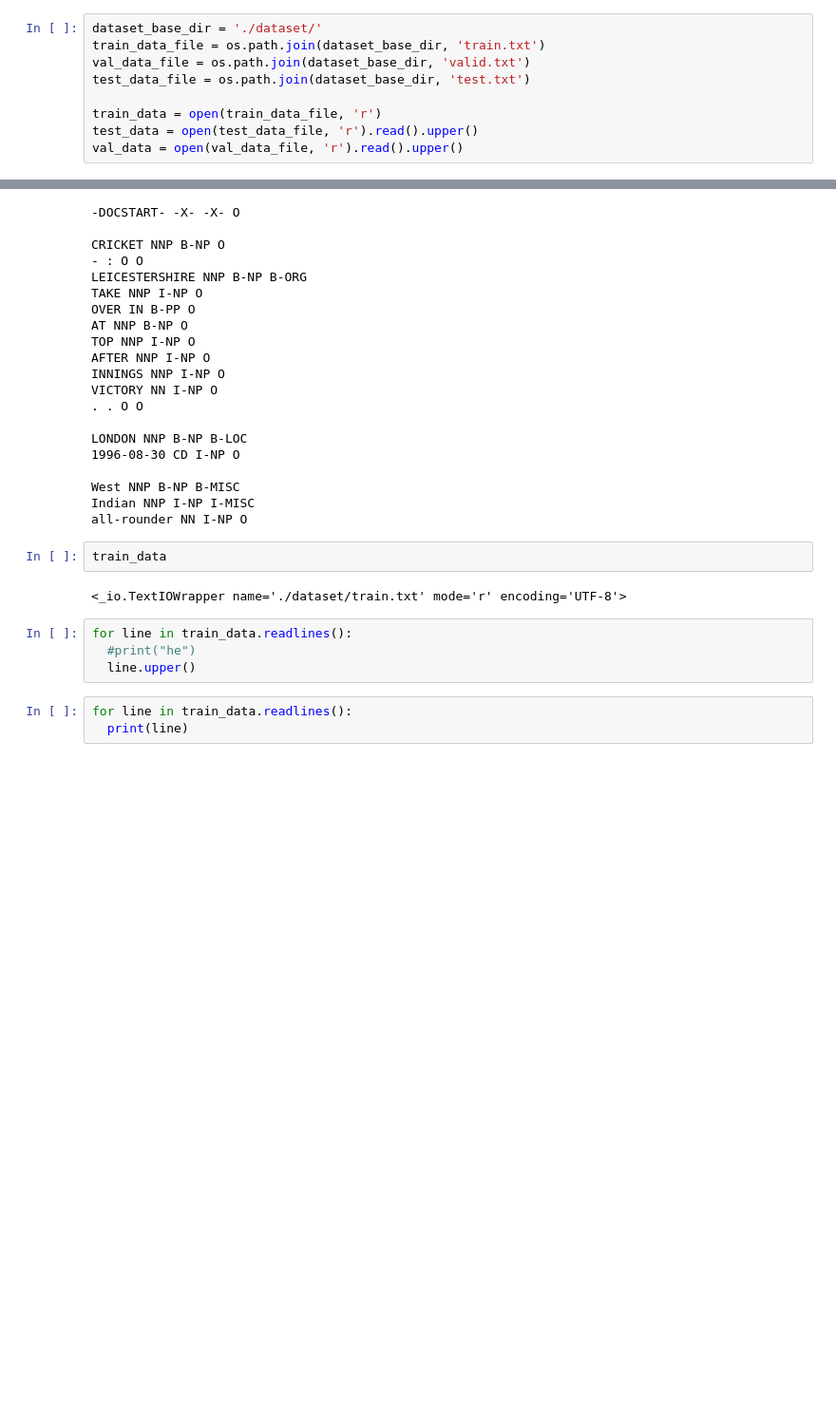
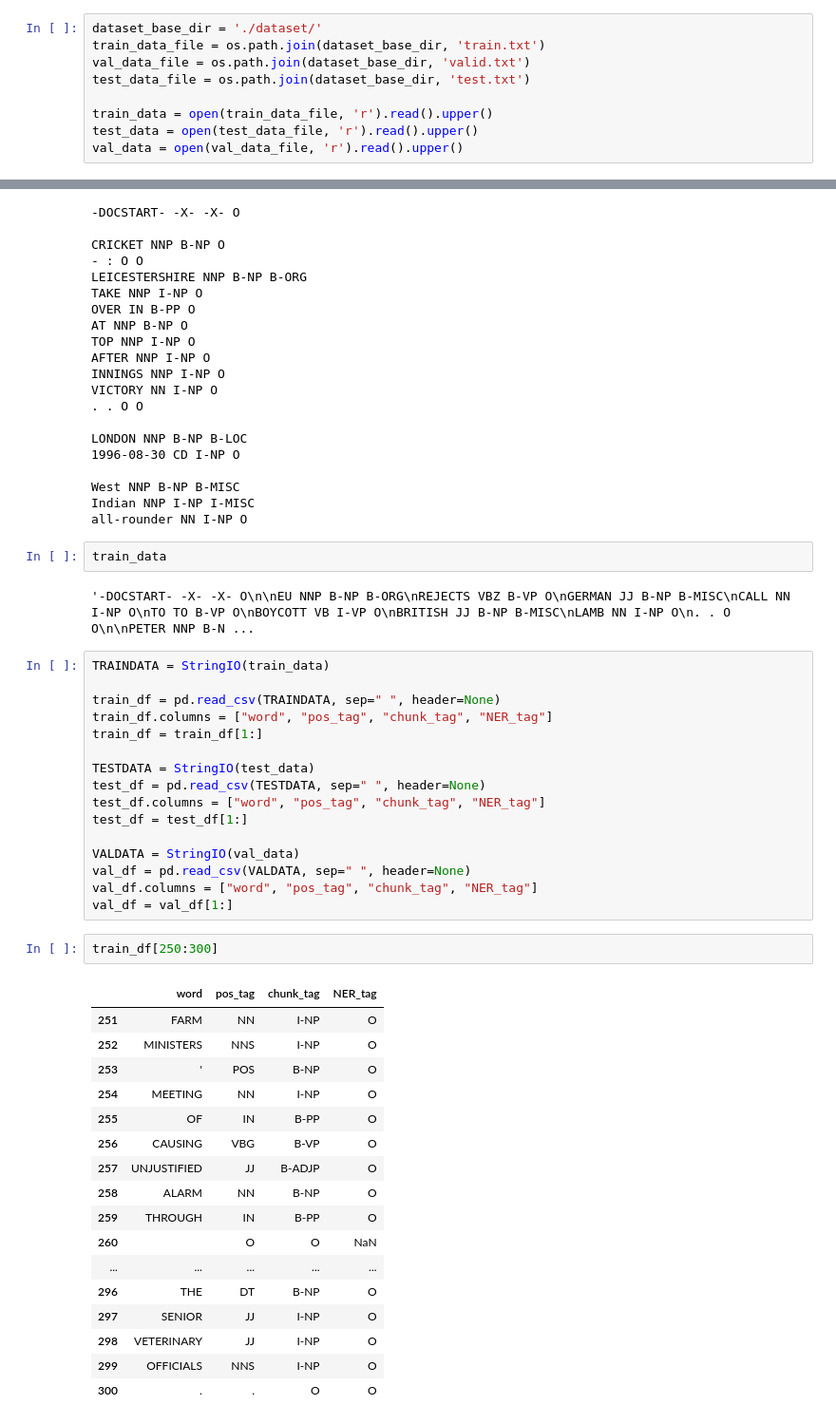
Before and after one commit to ayushjain1144/NER, a Jupyter notebook: Conll.ipynb, the cells around one changed output, grey strips where cells are left out. Shown at 95% size. Saved outputs shown, nothing was run; the diff lists cells and outputs as text; blank space fills up the shorter version.

```diff
--- a/Conll.ipynb
+++ b/Conll.ipynb
@@ -25,7 +28,7 @@ train_data_file = os.path.join(dataset_base_dir, 'train.txt')
 val_data_file = os.path.join(dataset_base_dir, 'valid.txt')
 test_data_file = os.path.join(dataset_base_dir, 'test.txt')
 
-train_data = open(train_data_file, 'r')
+train_data = open(train_data_file, 'r').read().upper()
 test_data = open(test_data_file, 'r').read().upper()
 val_data = open(val_data_file, 'r').read().upper()
 # %%
@@ -100,11 +103,40 @@ all-rounder NN I-NP O
 # %%
 train_data
 # %% [output]
-<_io.TextIOWrapper name='./dataset/train.txt' mode='r' encoding='UTF-8'>
+'-DOCSTART- -X- -X- O\n\nEU NNP B-NP B-ORG\nREJECTS VBZ B-VP O\nGERMAN JJ B-NP B-MISC\nCALL NN I-NP O\nTO TO B-VP O\nBOYCOTT VB I-VP O\nBRITISH JJ B-NP B-MISC\nLAMB NN I-NP O\n. . O O\n\nPETER NNP B-N ...
-# %%
-for line in train_data.readlines():
-  #print("he")
-  line.upper()
-# %%
-for line in train_data.readlines():
-  print(line)
+# %%
+TRAINDATA = StringIO(train_data)
+
+train_df = pd.read_csv(TRAINDATA, sep=" ", header=None)
+train_df.columns = ["word", "pos_tag", "chunk_tag", "NER_tag"]
+train_df = train_df[1:]
+
+TESTDATA = StringIO(test_data)
+test_df = pd.read_csv(TESTDATA, sep=" ", header=None)
+test_df.columns = ["word", "pos_tag", "chunk_tag", "NER_tag"]
+test_df = test_df[1:]
+
+VALDATA = StringIO(val_data)
+val_df = pd.read_csv(VALDATA, sep=" ", header=None)
+val_df.columns = ["word", "pos_tag", "chunk_tag", "NER_tag"]
+val_df = val_df[1:]
+# %%
+train_df[250:300]
+# %% [output]
+|  | word | pos_tag | chunk_tag | NER_tag |
+| 251 | FARM | NN | I-NP | O |
+| 252 | MINISTERS | NNS | I-NP | O |
+| 253 | ' | POS | B-NP | O |
+| 254 | MEETING | NN | I-NP | O |
+| 255 | OF | IN | B-PP | O |
+| 256 | CAUSING | VBG | B-VP | O |
+| 257 | UNJUSTIFIED | JJ | B-ADJP | O |
+| 258 | ALARM | NN | B-NP | O |
+| 259 | THROUGH | IN | B-PP | O |
+| 260 |  | O | O | NaN |
+| ... | ... | ... | ... | ... |
+| 296 | THE | DT | B-NP | O |
+| 297 | SENIOR | JJ | I-NP | O |
+| 298 | VETERINARY | JJ | I-NP | O |
+| 299 | OFFICIALS | NNS | I-NP | O |
+| 300 | . | . | O | O |
```
Also changed, not shown: parts of 12 cells of this notebook.
